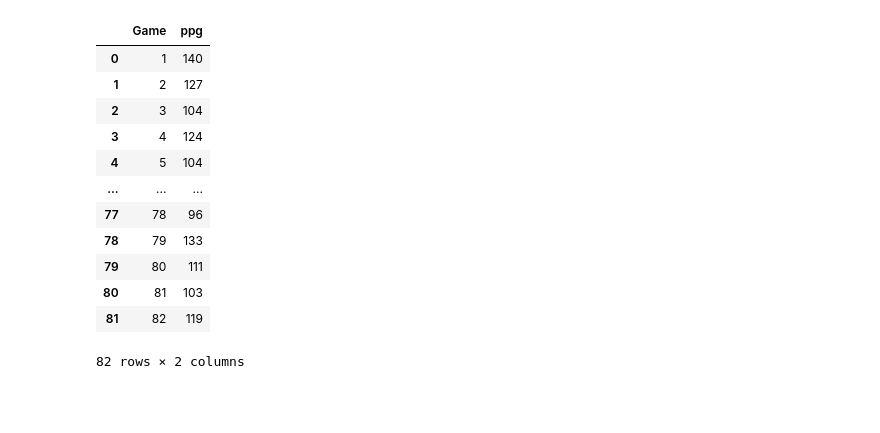
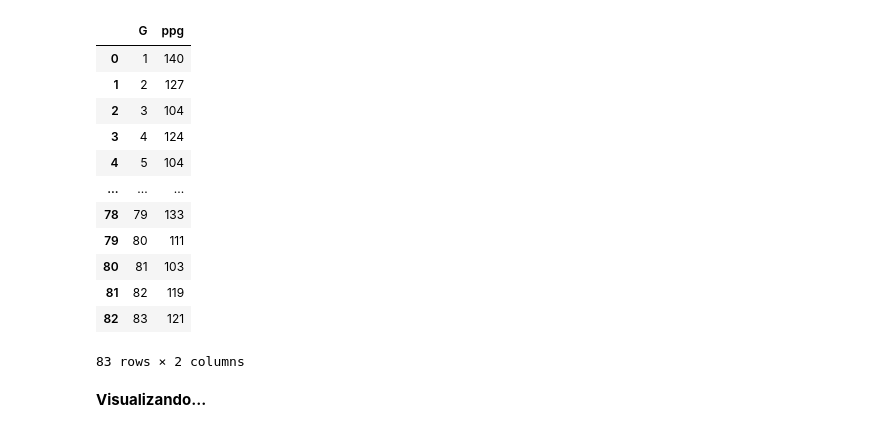
Before and after one commit to ch0fas/archivos_mnlpp, a Jupyter notebook: nba_ffnn.ipynb, the cells around one changed output. Drawn from its saved outputs; the diff is of its cells as text; code cells hidden in the pictures; blank space fills up the shorter version.

```diff
--- a/nba_ffnn.ipynb
+++ b/nba_ffnn.ipynb
@@ -42,18 +55,20 @@ df
 # %%
-df = df[['Game', 'Warriors_Score']]
-df = df.rename(columns={"Warriors_Score": "ppg"})
+df = df[['G', 'Tm']]
+df = df.rename(columns={"Tm": "ppg"})
 df
 # %% [output]
-|  | Game | ppg |
+|  | G | ppg |
 | 0 | 1 | 140 |
 | 1 | 2 | 127 |
 | 2 | 3 | 104 |
 | 3 | 4 | 124 |
 | 4 | 5 | 104 |
 | ... | ... | ... |
-| 77 | 78 | 96 |
 | 78 | 79 | 133 |
 | 79 | 80 | 111 |
 | 80 | 81 | 103 |
 | 81 | 82 | 119 |
+| 82 | 83 | 121 |
-82 rows × 2 columns
+83 rows × 2 columns
+# %% [markdown]
+**Visualizando...**
```
Also changed, not shown: parts of 16 cells of this notebook, 1 other file.
